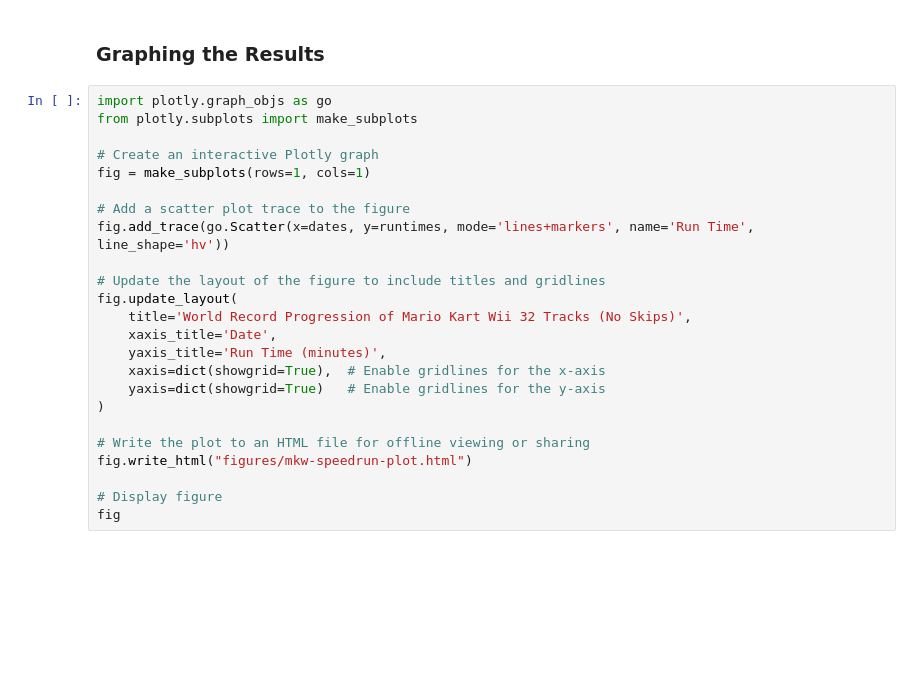
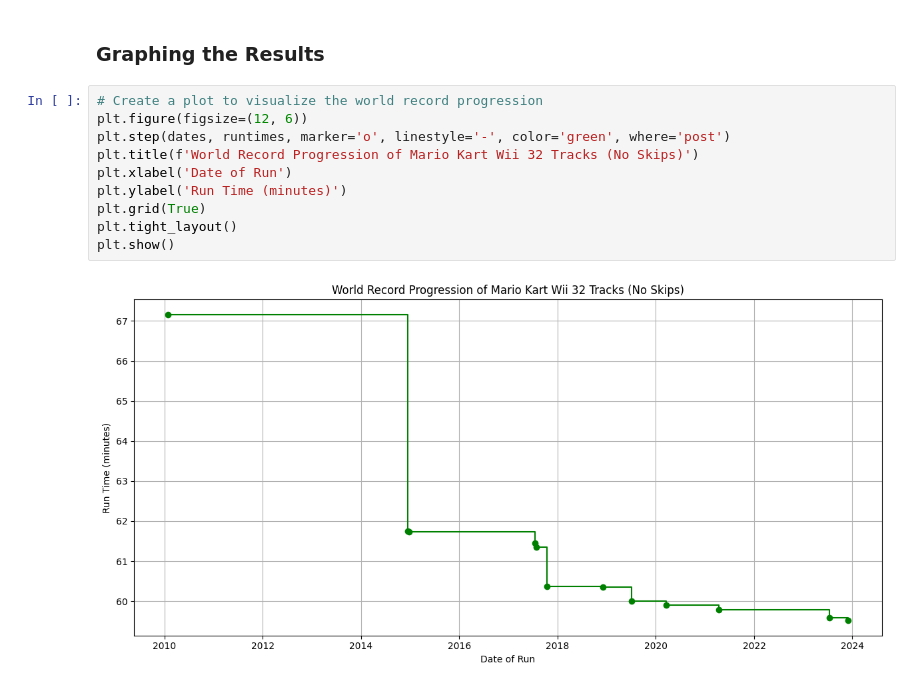
Before and after one commit to UA-Libraries-Research-Data-Services/UALIB_ScholarlyAPI_Cookbook, a Jupyter notebook: src/python/speedrun.ipynb, the cells around one changed output. Drawn from its saved outputs; the diff is of its cells as text; blank space fills up the shorter version.

Commit message:
Convert plotly figure to matplotlib

```diff
--- a/src/python/speedrun.ipynb
+++ b/src/python/speedrun.ipynb
@@ -357,27 +357,15 @@ for run in dates_runtimes[1:]:
 dates, runtimes = zip(*wr_dates_runtimes)
 # %% [markdown]
 ### Graphing the Results
-# %%
-import plotly.graph_objs as go
-from plotly.subplots import make_subplots
-
-# Create an interactive Plotly graph
-fig = make_subplots(rows=1, cols=1)
-
-# Add a scatter plot trace to the figure
-fig.add_trace(go.Scatter(x=dates, y=runtimes, mode='lines+markers', name='Run Time', line_shape='hv'))
-
-# Update the layout of the figure to include titles and gridlines
-fig.update_layout(
-    title='World Record Progression of Mario Kart Wii 32 Tracks (No Skips)',
-    xaxis_title='Date',
-    yaxis_title='Run Time (minutes)',
-    xaxis=dict(showgrid=True),  # Enable gridlines for the x-axis
-    yaxis=dict(showgrid=True)   # Enable gridlines for the y-axis
-)
-
-# Write the plot to an HTML file for offline viewing or sharing
-fig.write_html("figures/mkw-speedrun-plot.html")
-
-# Display figure
-fig
+# %%
+# Create a plot to visualize the world record progression
+plt.figure(figsize=(12, 6))
+plt.step(dates, runtimes, marker='o', linestyle='-', color='green', where='post')
+plt.title(f'World Record Progression of Mario Kart Wii 32 Tracks (No Skips)')
+plt.xlabel('Date of Run')
+plt.ylabel('Run Time (minutes)')
+plt.grid(True)
+plt.tight_layout()
+plt.show()
+# %% [output]
+[figure, added]
```
